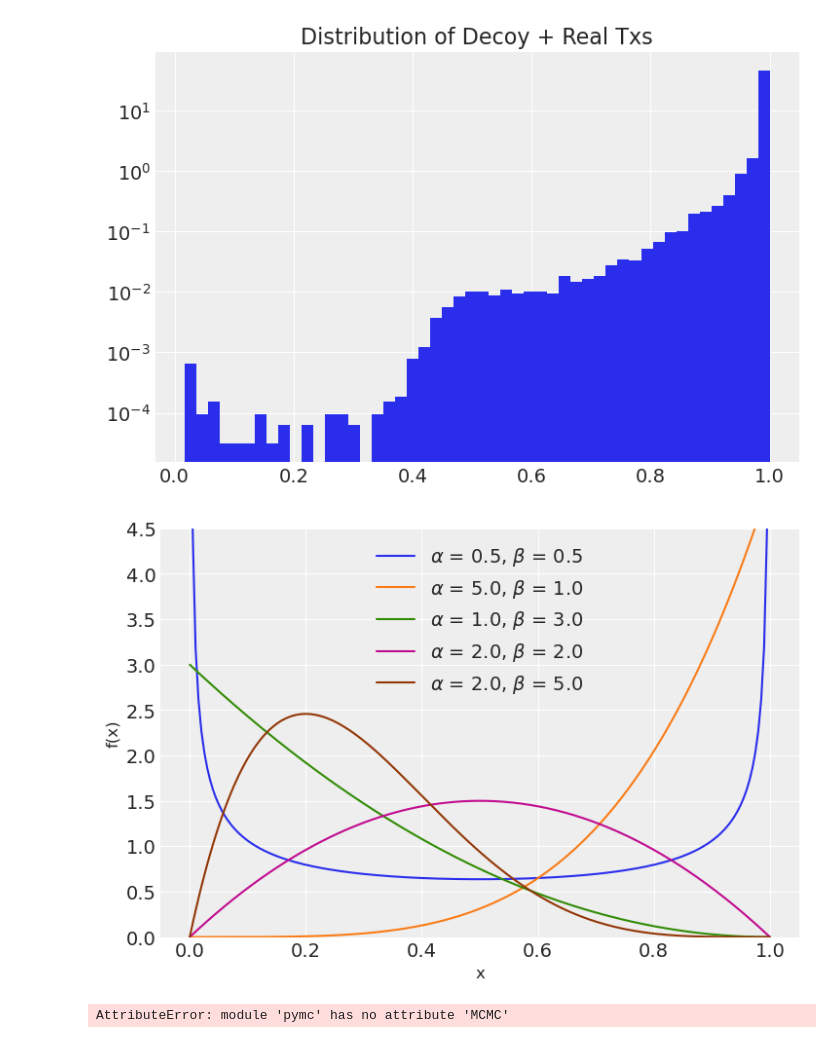
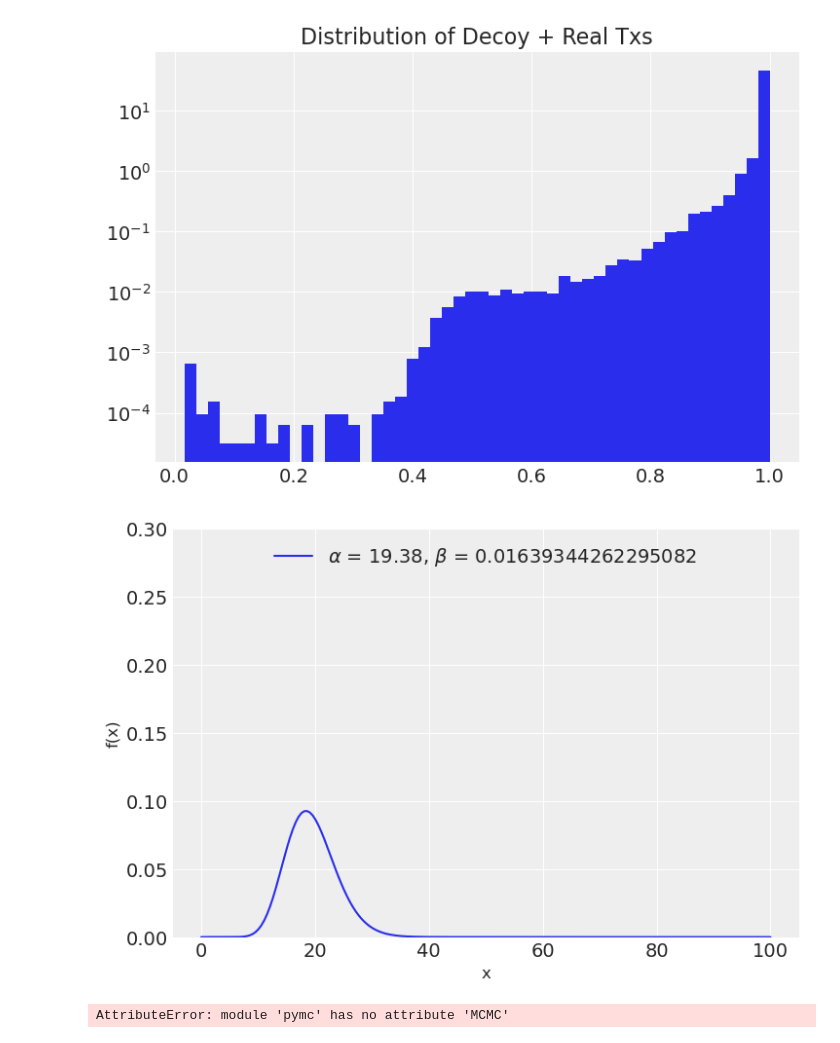
Before and after one commit to nborggren/MoneroAna, a Jupyter notebook: sandbox/Bayes_Scrap.ipynb, the cells around one changed output. Drawn from its saved outputs; the diff is of its cells as text; code cells hidden in the pictures.

```diff
--- a/sandbox/Bayes_Scrap.ipynb
+++ b/sandbox/Bayes_Scrap.ipynb
@@ -517,23 +516,24 @@ plt.title("Distribution of Decoy + Real Txs")
 Text(0.5, 1.0, 'Distribution of Decoy + Real Txs')
 [figure]
 # %%
-
+import matplotlib.pyplot as plt
+import numpy as np
 import scipy.stats as st
 import arviz as az
 plt.style.use('arviz-darkgrid')
-x = np.linspace(0, 1, 200)
-alphas = [.5, 5., 1., 2., 2.]
-betas = [.5, 1., 3., 2., 5.]
+x = np.linspace(0, 100, 200)
+alphas = [19.38]
+betas = [1/61.]
 for a, b in zip(alphas, betas):
-    pdf = st.beta.pdf(x, a, b)
+    pdf = st.gamma.pdf(x, a, b)
     plt.plot(x, pdf, label=r'$\alpha$ = {}, $\beta$ = {}'.format(a, b))
 plt.xlabel('x', fontsize=12)
 plt.ylabel('f(x)', fontsize=12)
-plt.ylim(0, 4.5)
+plt.ylim(0, 0.3)
 plt.legend(loc=9)
 plt.show()
 # %% [output]
-[figure, old version]
+[figure, new version]
 # %%
 # %% [output]
 AttributeError: module 'pymc' has no attribute 'MCMC'
```
Also changed, not shown: parts of 1 cell of this notebook, 49 other files.
